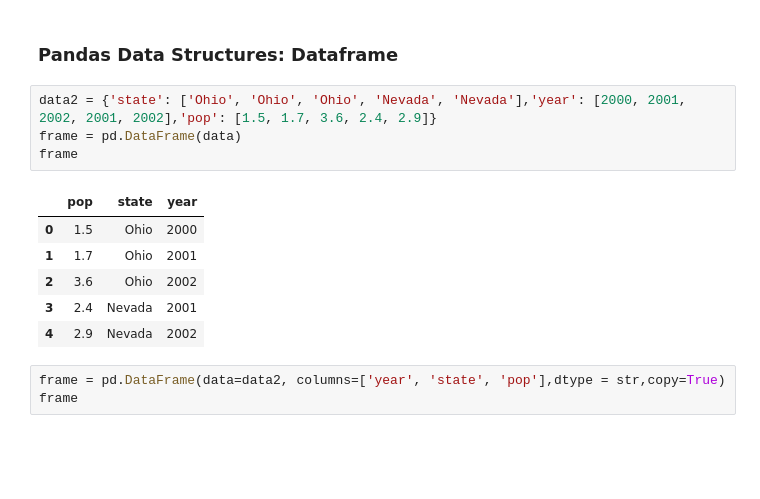
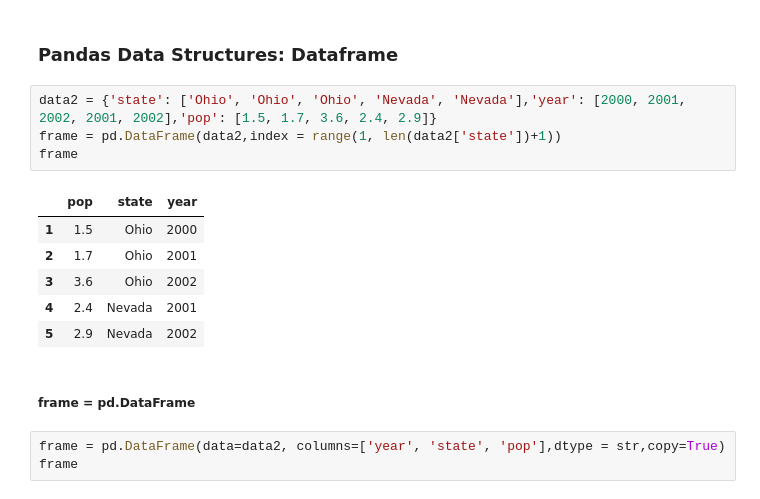
Before and after one commit to lucasmoschen/FGV_Programming_Languages-1, a Jupyter notebook: Python/Notebooks/Aula_12_Numpy_Matplotlib_Pandas-lucas.ipynb, the cells around one changed output. Drawn from its saved outputs; the diff is of its cells as text; blank space fills up the shorter version.

```diff
--- a/Python/Notebooks/Aula_12_Numpy_Matplotlib_Pandas-lucas.ipynb
+++ b/Python/Notebooks/Aula_12_Numpy_Matplotlib_Pandas-lucas.ipynb
@@ -547,15 +554,17 @@ Name: population, dtype: float64
 ### Pandas Data Structures: Dataframe
 # %%
 data2 = {'state': ['Ohio', 'Ohio', 'Ohio', 'Nevada', 'Nevada'],'year': [2000, 2001, 2002, 2001, 2002],'pop': [1.5, 1.7, 3.6, 2.4, 2.9]}
-frame = pd.DataFrame(data)
+frame = pd.DataFrame(data2,index = range(1, len(data2['state'])+1))
 frame
 # %% [output]
 |  | pop | state | year |
-| 0 | 1.5 | Ohio | 2000 |
-| 1 | 1.7 | Ohio | 2001 |
-| 2 | 3.6 | Ohio | 2002 |
-| 3 | 2.4 | Nevada | 2001 |
-| 4 | 2.9 | Nevada | 2002 |
+| 1 | 1.5 | Ohio | 2000 |
+| 2 | 1.7 | Ohio | 2001 |
+| 3 | 3.6 | Ohio | 2002 |
+| 4 | 2.4 | Nevada | 2001 |
+| 5 | 2.9 | Nevada | 2002 |
+# %% [markdown]
+##### frame = pd.DataFrame
 # %%
 frame = pd.DataFrame(data=data2, columns=['year', 'state', 'pop'],dtype = str,copy=True)
 frame
```
Also changed, not shown: parts of 7 cells of this notebook, 1 other file.
